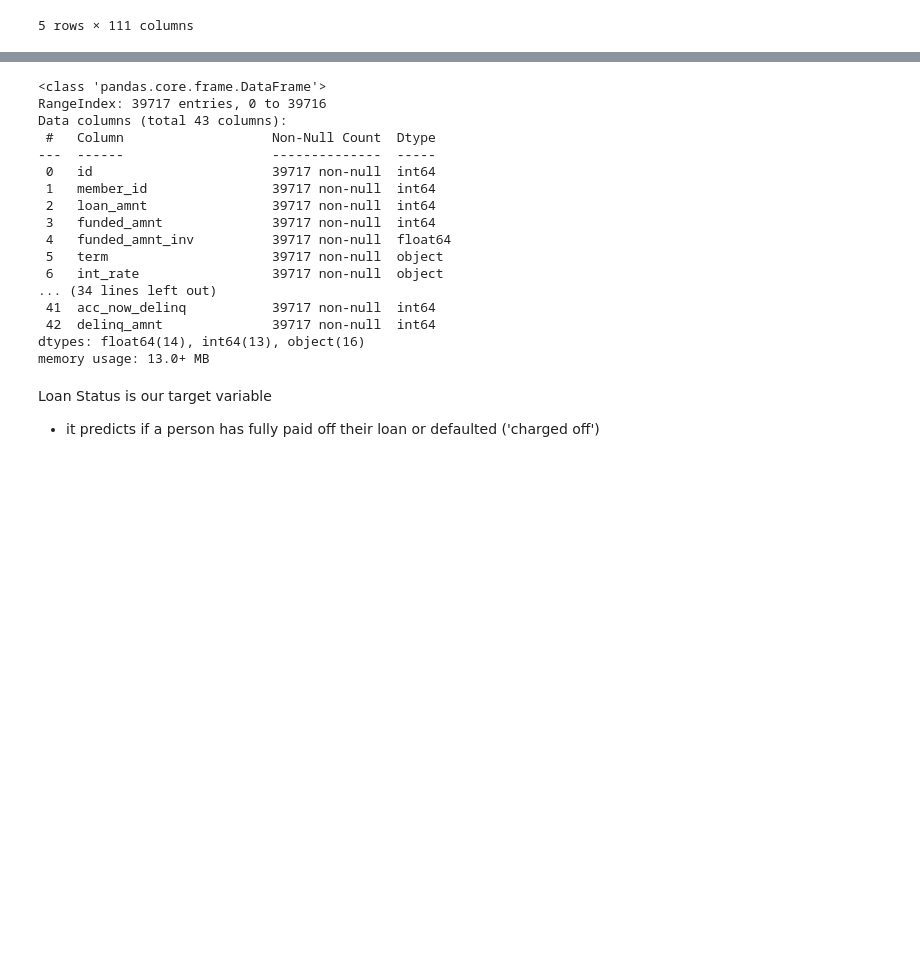
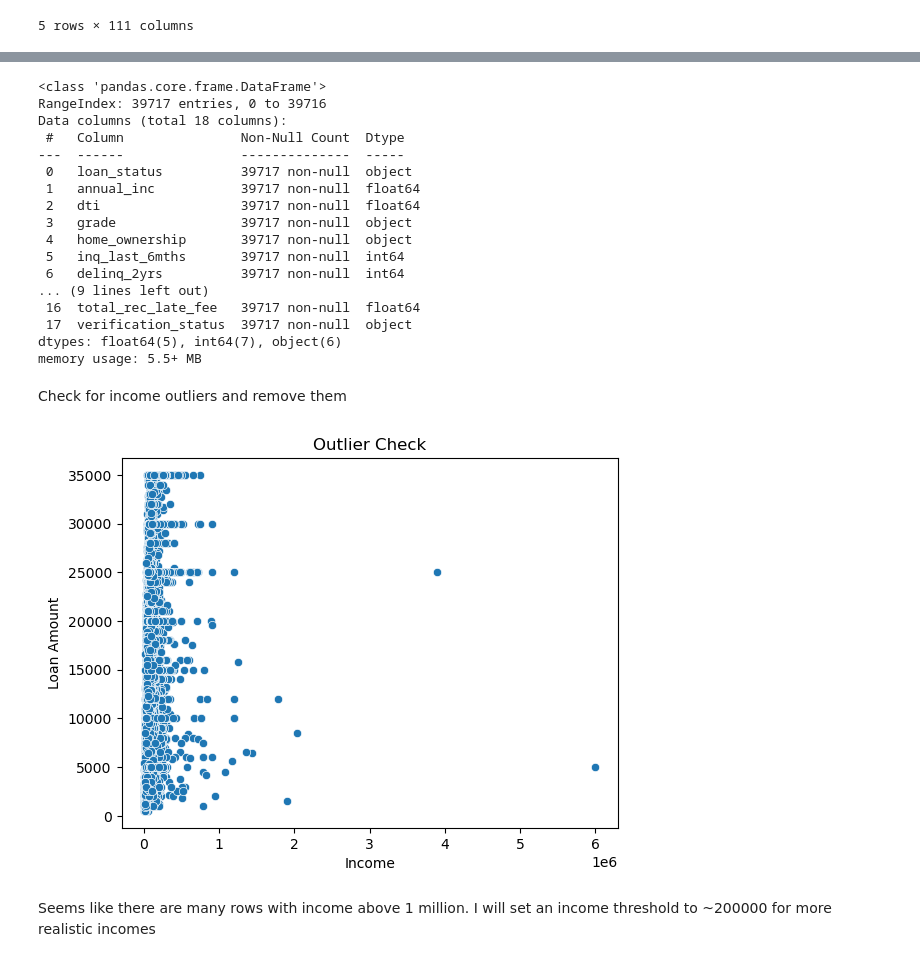
Before and after one commit to ntran119/data_projects, a Jupyter notebook: 2024_Predicting_Loans.ipynb, the cells around one changed output, grey strips where cells are left out. Drawn from its saved outputs; the diff is of its cells as text; code cells hidden in the pictures; blank space fills up the shorter version.

```diff
--- a/2024_Predicting_Loans.ipynb
+++ b/2024_Predicting_Loans.ipynb
@@ -60,6 +58,10 @@ loan_df.head()
 | 3 | 1076863 | 1277178 | 10000 | 10000 | 10000.0 | 36 months | 13.49% | 339.31 | C | ... |
 | 4 | 1075358 | 1311748 | 3000 | 3000 | 3000.0 | 60 months | 12.69% | 67.79 | B | ... |
 5 rows × 111 columns
+# %%
+# loan_df = loan_df[['loan_status','annual_inc', 'dti', 'grade', 'home_ownership', 'inq_last_6mths', 'installment', 'int_rate', 'loan_amnt', 'open_acc', 'pub_rec', 'purpose', 'revol_bal', 'term', 'total_acc', 'total_rec_late_fee', 'verification_status']]
+
+loan_df = loan_df[['loan_status','annual_inc', 'dti', 'grade', 'home_ownership', 'inq_last_6mths','delinq_2yrs', 'installment', 'int_rate', 'loan_amnt', 'open_acc', 'pub_rec', 'purpose', 'revol_bal', 'term', 'total_acc', 'total_rec_late_fee', 'verification_status']]
 # %%
 # Check Shape, Info(Number of Rows and Columns) and datatype of loan data
 
@@ -99,3 +88,0 @@ Columns with only NaN values: ['mths_since_last_major_derog', 'annual_inc_joint'
-# %%
-# drop empty columns
-loan_df = loan_df.drop(columns = empty)
@@ -130,6 +88,0 @@ Drop columns with null values
-# %%
-# Find columns with missing data
-columns_with_missing_data = loan_df.columns[loan_df.isna().any()].tolist()
-
-# Drop columns with missing data from the original DataFrame
-loan_df = loan_df.drop(columns=columns_with_missing_data)
@@ -136,23 +98,38 @@ loan_df = loan_df.drop(columns=columns_with_missing_data)
+# %%
+loan_df['int_rate'] = loan_df['int_rate'].str.rstrip('%').astype(float)
 # %%
 loan_df.info()
 # %% [output]
 <class 'pandas.core.frame.DataFrame'>
 RangeIndex: 39717 entries, 0 to 39716
-Data columns (total 43 columns):
- #   Column                   Non-Null Count  Dtype
----  ------                   --------------  -----
- 0   id                       39717 non-null  int64
- 1   member_id                39717 non-null  int64
- 2   loan_amnt                39717 non-null  int64
- 3   funded_amnt              39717 non-null  int64
- 4   funded_amnt_inv          39717 non-null  float64
- 5   term                     39717 non-null  object
- 6   int_rate                 39717 non-null  object
-... (34 lines left out)
- 41  acc_now_delinq           39717 non-null  int64
- 42  delinq_amnt              39717 non-null  int64
-dtypes: float64(14), int64(13), object(16)
-memory usage: 13.0+ MB
+Data columns (total 18 columns):
+ #   Column               Non-Null Count  Dtype
+---  ------               --------------  -----
+ 0   loan_status          39717 non-null  object
+ 1   annual_inc           39717 non-null  float64
+ 2   dti                  39717 non-null  float64
+ 3   grade                39717 non-null  object
+ 4   home_ownership       39717 non-null  object
+ 5   inq_last_6mths       39717 non-null  int64
+ 6   delinq_2yrs          39717 non-null  int64
+... (9 lines left out)
+ 16  total_rec_late_fee   39717 non-null  float64
+ 17  verification_status  39717 non-null  object
+dtypes: float64(5), int64(7), object(6)
+memory usage: 5.5+ MB
-# %% [markdown]
-Loan Status is our target variable
-- it predicts if a person has fully paid off their loan or defaulted ('charged off')
+# %% [markdown]
+Check for income outliers and remove them
+# %%
+# Create scatter plot
+sns.scatterplot(x=loan_df['annual_inc'], y=loan_df['loan_amnt'])
+
+# Add labels and title
+plt.xlabel('Income')
+plt.ylabel('Loan Amount')
+plt.title('Outlier Check')
+# Show plot
+plt.show()
+# %% [output]
+[figure, added]
+# %% [markdown]
+Seems like there are many rows with income above 1 million. I will set an income threshold to ~200000 for more realistic incomes
```
Also changed, not shown: parts of 79 cells of this notebook.
